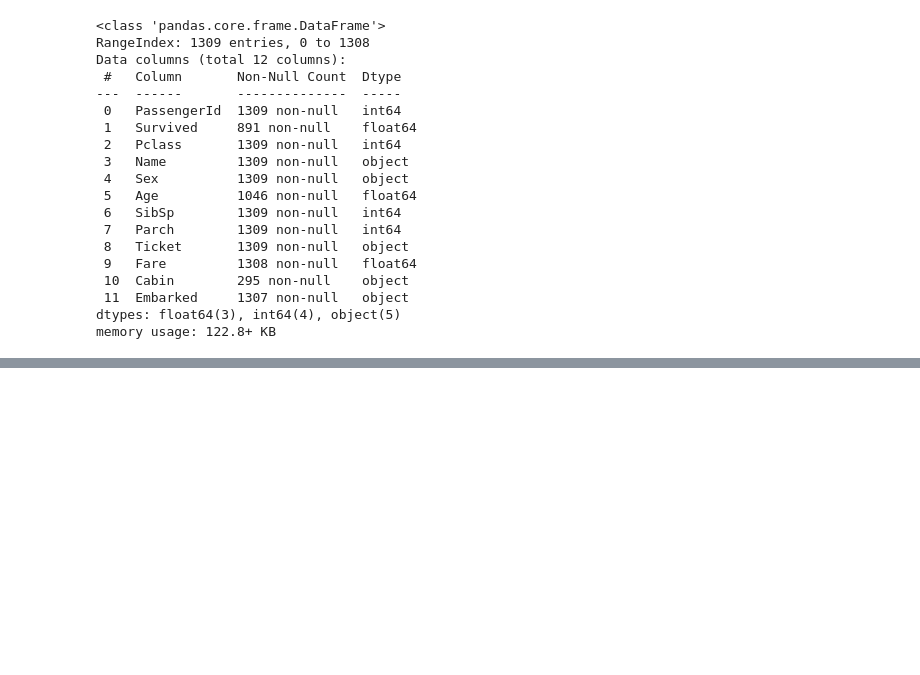
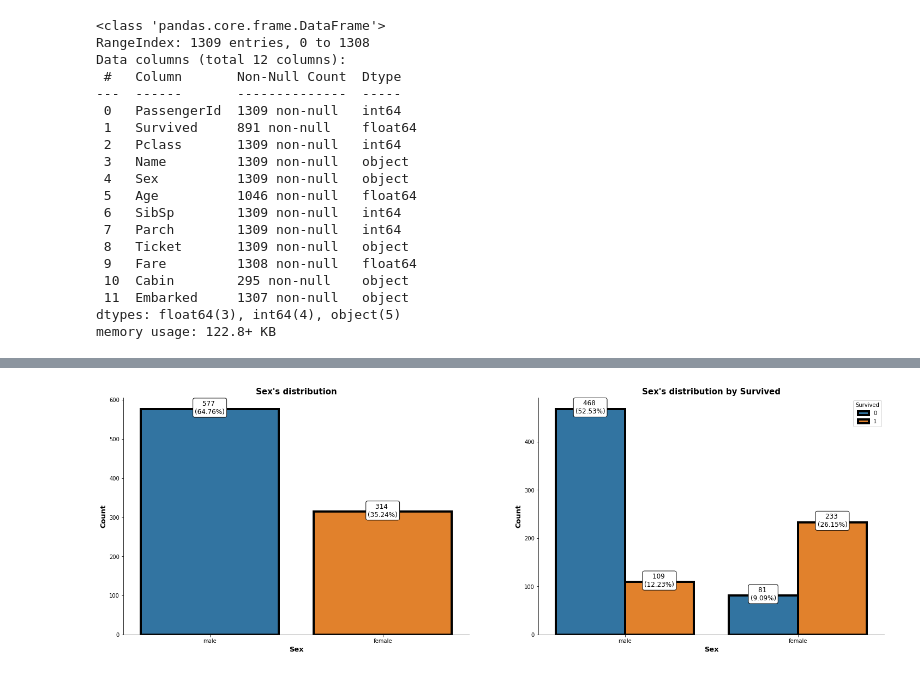
Before and after one commit to avikothari84/Binary-Classification, a Jupyter notebook: BinaryClassification/Titanic/main.ipynb, the cells around one changed output, grey strips where cells are left out. Cells and saved outputs as stored; diff of their text form; code cells hidden in the pictures; blank space fills up the shorter version.

```diff
--- a/BinaryClassification/Titanic/main.ipynb
+++ b/BinaryClassification/Titanic/main.ipynb
@@ -109,0 +156,4 @@ Name: Embarked, Length: 891, dtype: object
+# %%
+ordinal_dist(train, var='Sex', hue='Survived')
+# %% [output]
+[figure, added]
```
Also changed, not shown: parts of 23 cells of this notebook.
